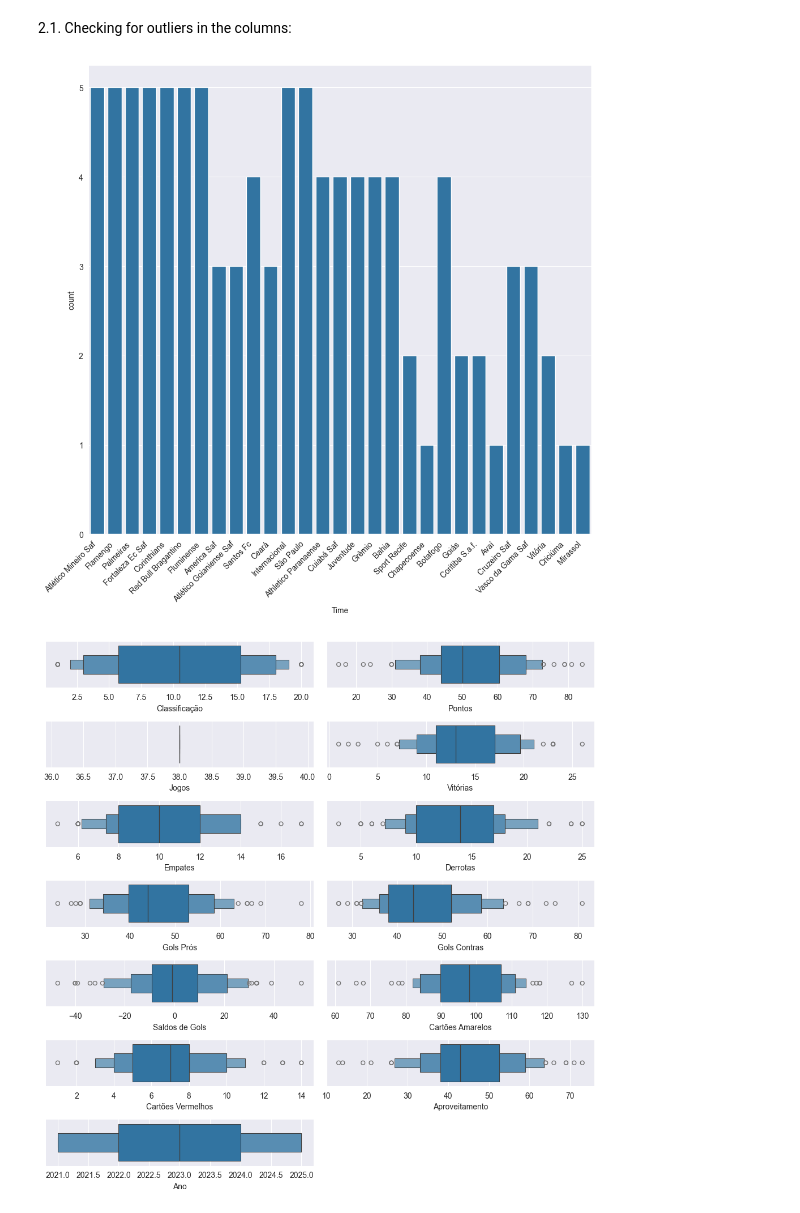
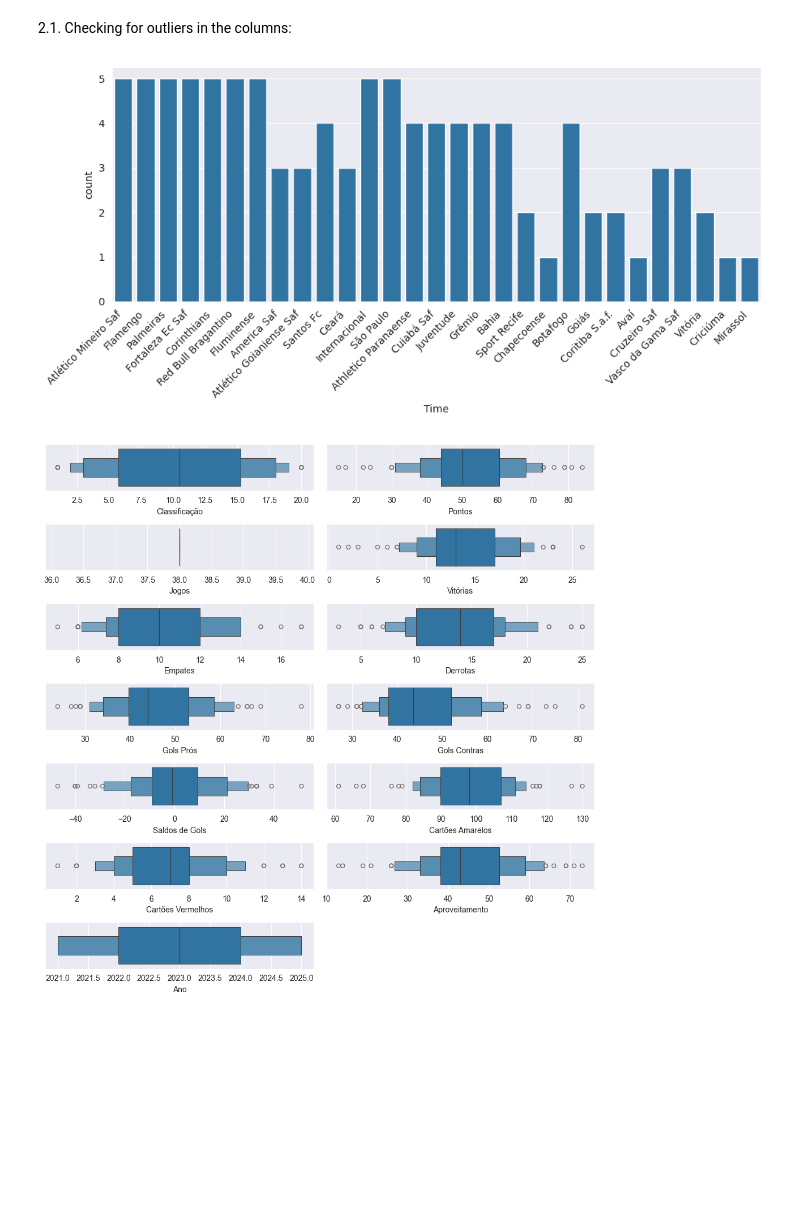
Before and after one commit to mlbvncs/Brazilian_Championship_SeriesA_2025_Data_Analysis, a Jupyter notebook: notebooks/en/analysis.ipynb, the cells around one changed output. Cells and saved outputs as stored; diff of their text form; code cells hidden in the pictures; blank space fills up the shorter version.

```diff
--- a/notebooks/en/analysis.ipynb
+++ b/notebooks/en/analysis.ipynb
@@ -61,14 +61,14 @@ memory usage: 11.1 KB
 2.1. Checking for outliers in the columns:
 # %%
 sns.set_style("darkgrid")
-plt.figure(figsize=(10, 10))
+plt.figure(figsize=(10, 5))
 
 sns.countplot(x=seriesa_data['Time'])
 plt.xticks(rotation=45, ha='right')
 
 plt.tight_layout()
 # %% [output]
-[figure, old version]
+[figure, new version]
 # %%
 sns.set_style("darkgrid")
 plt.figure(figsize=(10, 10))
```
Also changed, not shown: 2 other files.
